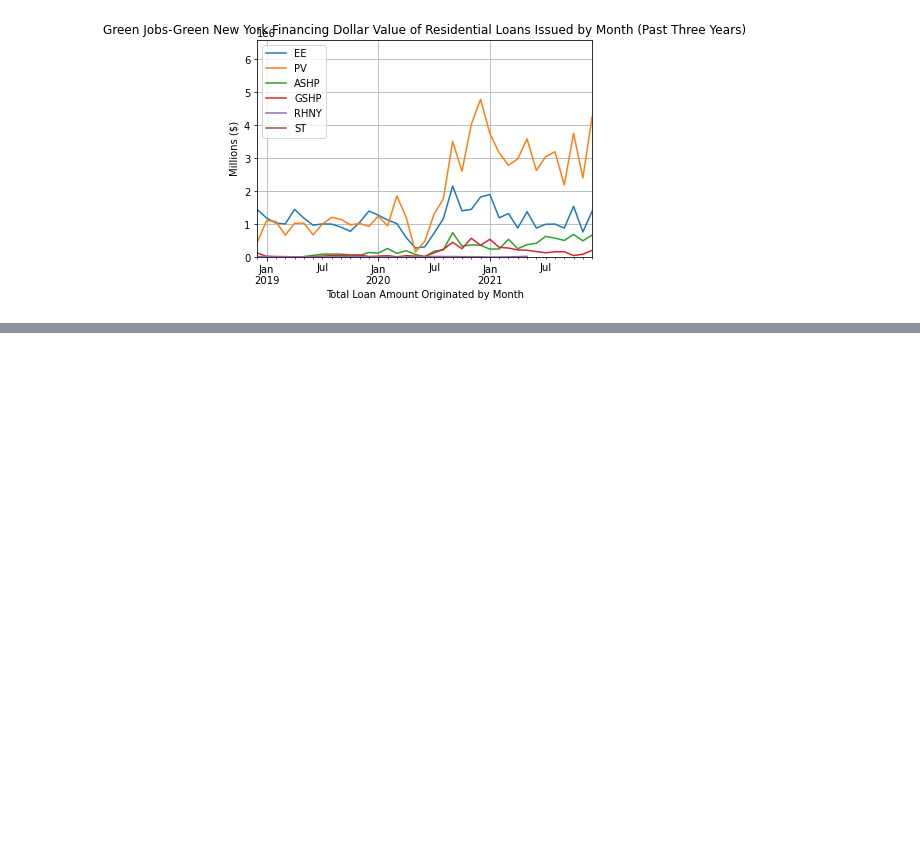
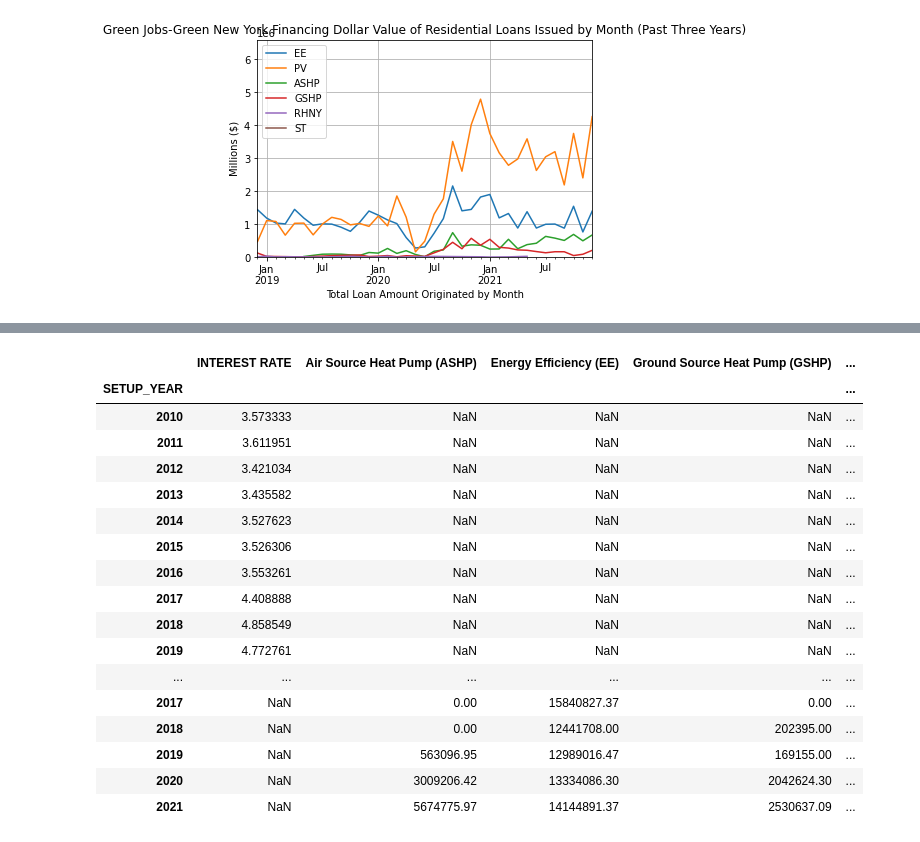
Before and after one commit to jlixander/GJGNY_Analysis, a Jupyter notebook: GJGNY_Analysis.ipynb, the cells around one changed output, grey strips where cells are left out. Saved outputs shown, nothing was run; the diff lists cells and outputs as text; code cells hidden in the pictures; blank space fills up the shorter version.

```diff
--- a/GJGNY_Analysis.ipynb
+++ b/GJGNY_Analysis.ipynb
@@ -166,0 +235,21 @@ Text(0.5, 1.0, 'Green Jobs-Green New York Financing Dollar Value of Residential
+# %%
+all_tot
+# %% [output]
+|  | INTEREST RATE | Air Source Heat Pump (ASHP) | Energy Efficiency (EE) | Ground Source Heat Pump (GSHP) | ... |
+| SETUP_YEAR |  |  |  |  | ... |
+| 2010 | 3.573333 | NaN | NaN | NaN | ... |
+| 2011 | 3.611951 | NaN | NaN | NaN | ... |
+| 2012 | 3.421034 | NaN | NaN | NaN | ... |
+| 2013 | 3.435582 | NaN | NaN | NaN | ... |
+| 2014 | 3.527623 | NaN | NaN | NaN | ... |
+| 2015 | 3.526306 | NaN | NaN | NaN | ... |
+| 2016 | 3.553261 | NaN | NaN | NaN | ... |
+| 2017 | 4.408888 | NaN | NaN | NaN | ... |
+| 2018 | 4.858549 | NaN | NaN | NaN | ... |
+| 2019 | 4.772761 | NaN | NaN | NaN | ... |
+| ... | ... | ... | ... | ... | ... |
+| 2017 | NaN | 0.00 | 15840827.37 | 0.00 | ... |
+| 2018 | NaN | 0.00 | 12441708.00 | 202395.00 | ... |
+| 2019 | NaN | 563096.95 | 12989016.47 | 169155.00 | ... |
+| 2020 | NaN | 3009206.42 | 13334086.30 | 2042624.30 | ... |
+| 2021 | NaN | 5674775.97 | 14144891.37 | 2530637.09 | ... |
```
Also changed, not shown: parts of 4 cells of this notebook.
